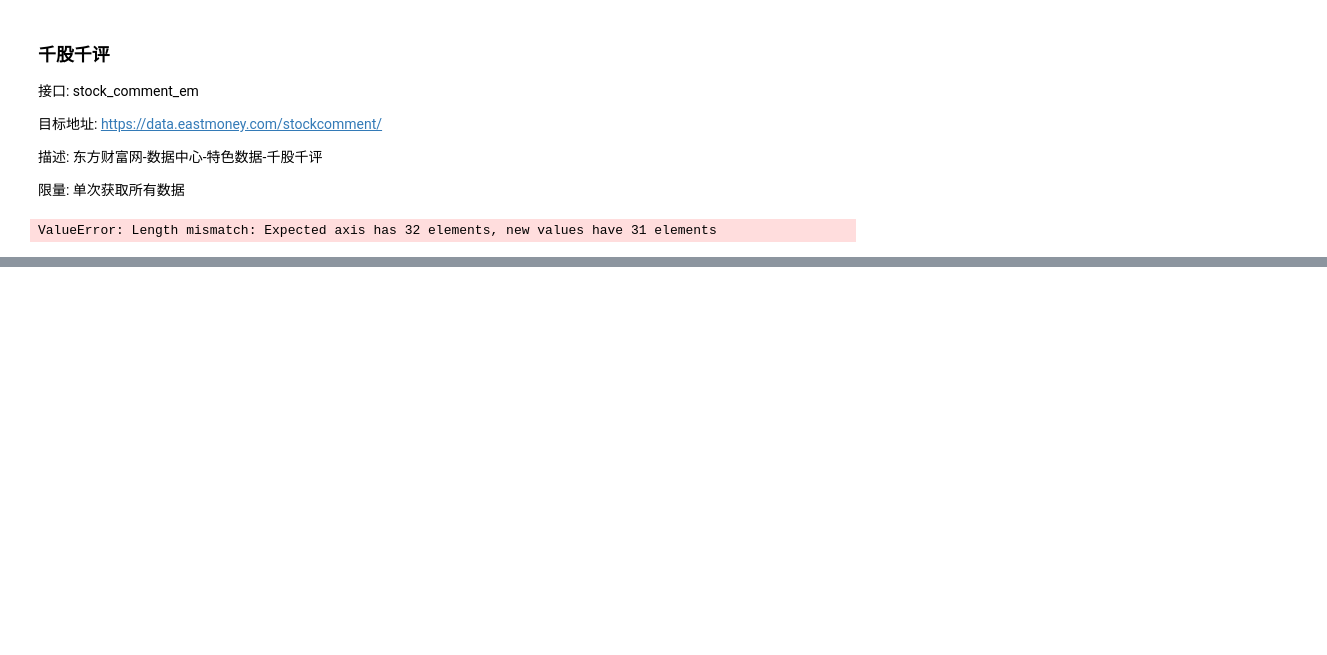
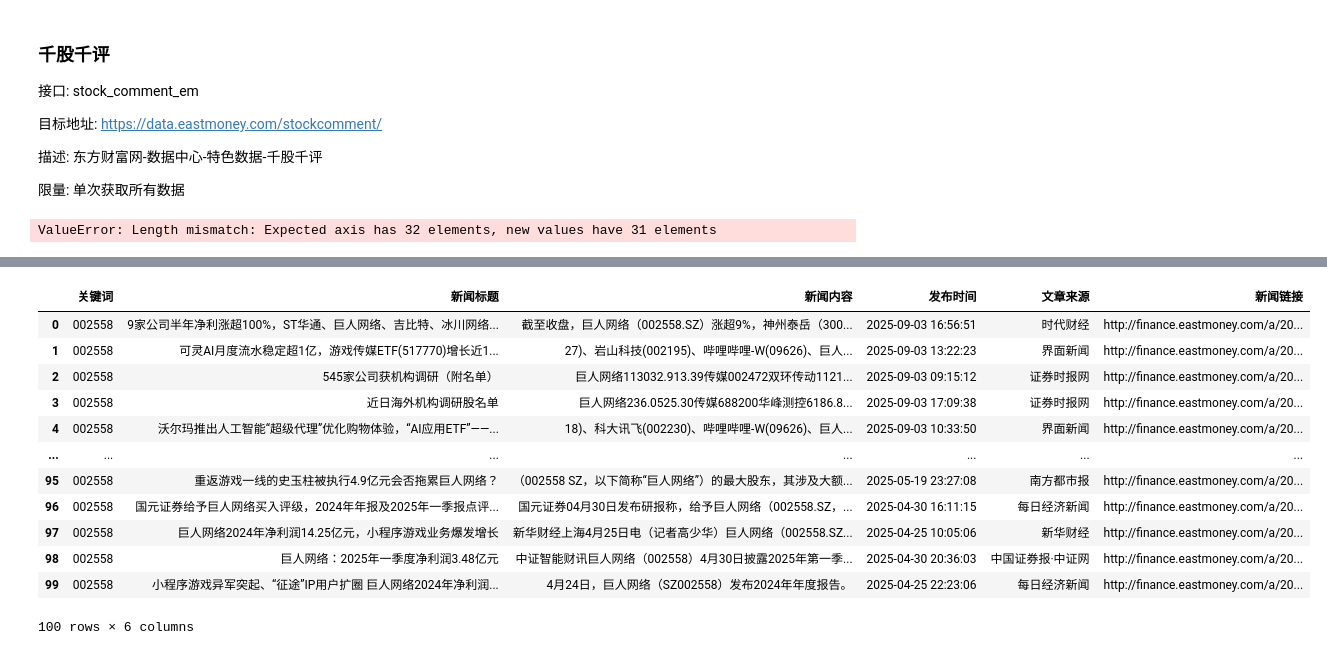
Before and after one commit to EveryFine/GeniusTradeTracker, a Jupyter notebook: tracker/app/akshare/akshare.ipynb, the cells around one changed output, grey strips where cells are left out. Saved outputs shown, nothing was run; the diff lists cells and outputs as text; code cells hidden in the pictures; blank space fills up the shorter version.

```diff
--- a/tracker/app/akshare/akshare.ipynb
+++ b/tracker/app/akshare/akshare.ipynb
@@ -1353,0 +1364,19 @@ ValueError: Length mismatch: Expected axis has 32 elements, new values have 31 e
+# %%
+import akshare as ak
+
+stock_news_em_df = ak.stock_news_em(symbol="002558")
+stock_news_em_df
+# %% [output]
+|  | 关键词 | 新闻标题 | 新闻内容 | 发布时间 | 文章来源 | 新闻链接 |
+| 0 | 002558 | 9家公司半年净利涨超100%，ST华通、巨人网络、吉比特、冰川网络... | 截至收盘，巨人网络（002558.SZ）涨超9%，神州泰岳（300... | 2025-09-03 16:56:51 | 时代财经 | http://finance.eastmoney.com/a/20... |
+| 1 | 002558 | 可灵AI月度流水稳定超1亿，游戏传媒ETF(517770)增长近1... | 27)、岩山科技(002195)、哔哩哔哩-W(09626)、巨人... | 2025-09-03 13:22:23 | 界面新闻 | http://finance.eastmoney.com/a/20... |
+| 2 | 002558 | 545家公司获机构调研（附名单） | 巨人网络113032.913.39传媒002472双环传动1121... | 2025-09-03 09:15:12 | 证券时报网 | http://finance.eastmoney.com/a/20... |
+| 3 | 002558 | 近日海外机构调研股名单 | 巨人网络236.0525.30传媒688200华峰测控6186.8... | 2025-09-03 17:09:38 | 证券时报网 | http://finance.eastmoney.com/a/20... |
+| 4 | 002558 | 沃尔玛推出人工智能“超级代理”优化购物体验，“AI应用ETF”——... | 18)、科大讯飞(002230)、哔哩哔哩-W(09626)、巨人... | 2025-09-03 10:33:50 | 界面新闻 | http://finance.eastmoney.com/a/20... |
+| ... | ... | ... | ... | ... | ... | ... |
+| 95 | 002558 | 重返游戏一线的史玉柱被执行4.9亿元会否拖累巨人网络？ | （002558 SZ，以下简称“巨人网络”）的最大股东，其涉及大额... | 2025-05-19 23:27:08 | 南方都市报 | http://finance.eastmoney.com/a/20... |
+| 96 | 002558 | 国元证券给予巨人网络买入评级，2024年年报及2025年一季报点评... | 国元证券04月30日发布研报称，给予巨人网络（002558.SZ，... | 2025-04-30 16:11:15 | 每日经济新闻 | http://finance.eastmoney.com/a/20... |
+| 97 | 002558 | 巨人网络2024年净利润14.25亿元，小程序游戏业务爆发增长 | 新华财经上海4月25日电（记者高少华）巨人网络（002558.SZ... | 2025-04-25 10:05:06 | 新华财经 | http://finance.eastmoney.com/a/20... |
+| 98 | 002558 | 巨人网络：2025年一季度净利润3.48亿元 | 中证智能财讯巨人网络（002558）4月30日披露2025年第一季... | 2025-04-30 20:36:03 | 中国证券报·中证网 | http://finance.eastmoney.com/a/20... |
+| 99 | 002558 | 小程序游戏异军突起、“征途”IP用户扩圈 巨人网络2024年净利润... | 4月24日，巨人网络（SZ002558）发布2024年年度报告。 | 2025-04-25 22:23:06 | 每日经济新闻 | http://finance.eastmoney.com/a/20... |
+100 rows × 6 columns
```
Also changed, not shown: parts of 1 cell of this notebook, 11 other files.
